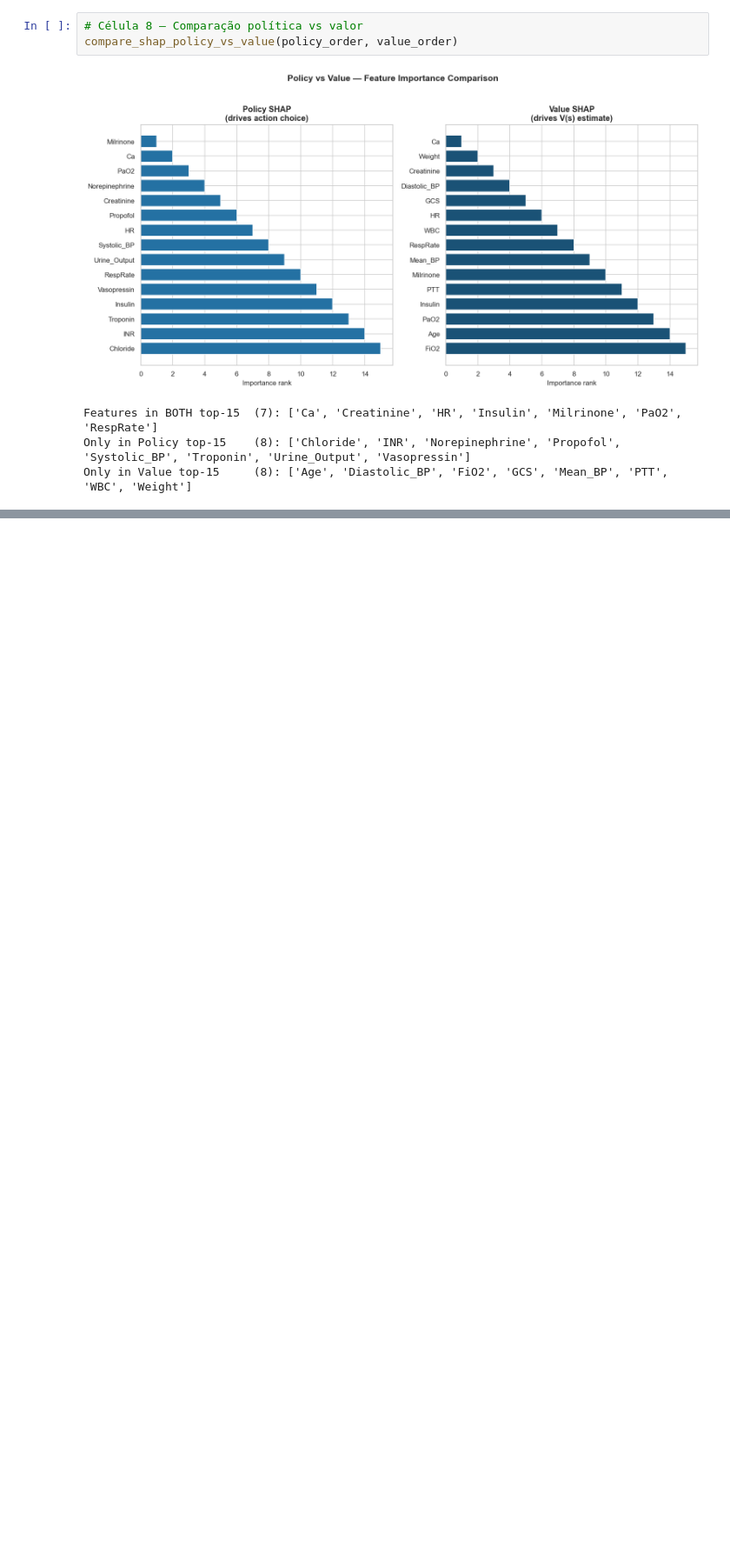
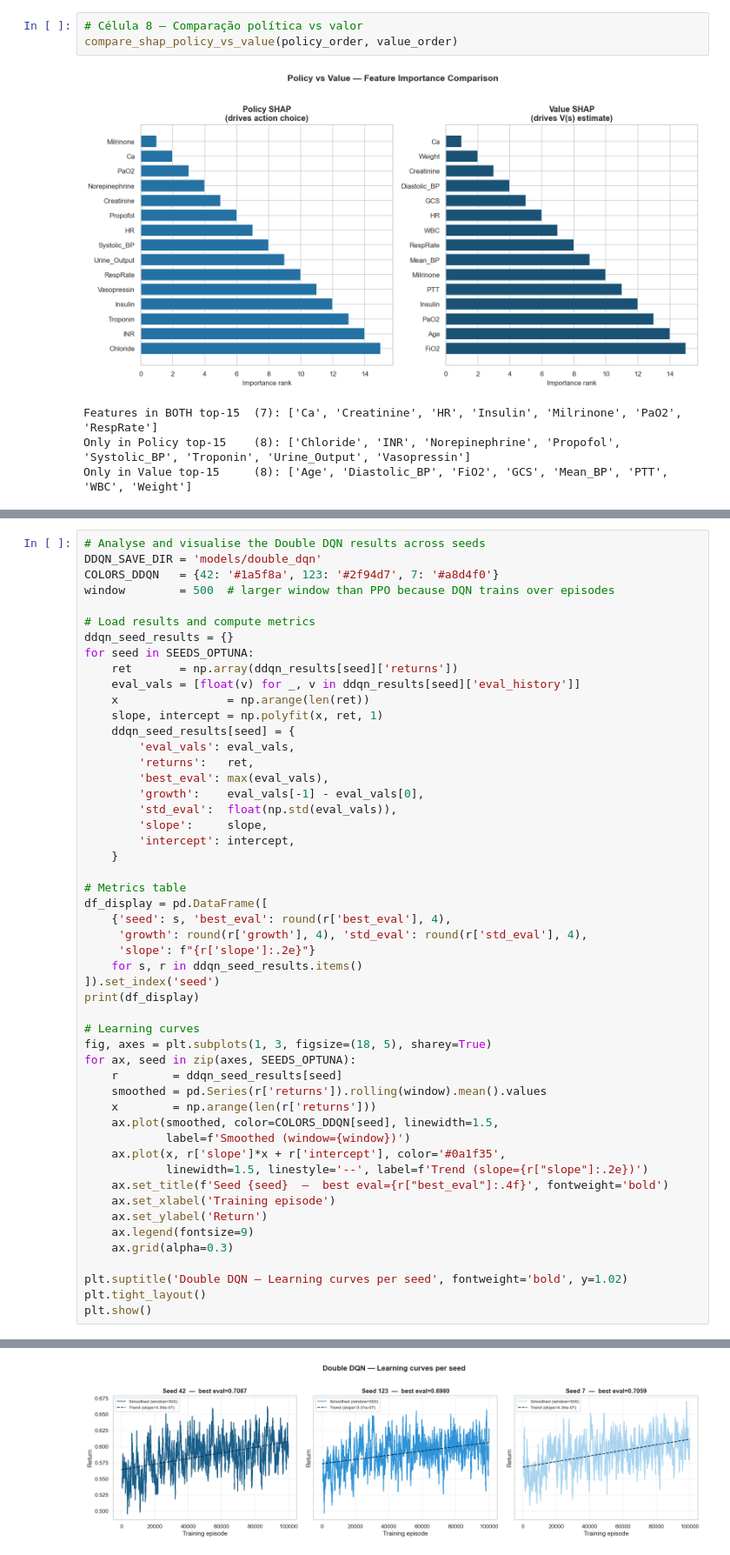
Before and after one commit to mariamiguel720/Reinforcement-Learning-Project-25-26, a Jupyter notebook: RL_Config_B - cópia.ipynb, the cells around one changed output, grey strips where cells are left out. Shown at 87% size. Drawn from its saved outputs; the diff is of its cells as text; blank space fills up the shorter version.

Commit message:
correr double dqn

```diff
--- a/RL_Config_B - cópia.ipynb
+++ b/RL_Config_B - cópia.ipynb
@@ -2071,0 +2271,52 @@ Only in Value top-15     (8): ['Age', 'Diastolic_BP', 'FiO2', 'GCS', 'Mean_BP',
+# %%
+# Analyse and visualise the Double DQN results across seeds
+DDQN_SAVE_DIR = 'models/double_dqn'
+COLORS_DDQN   = {42: '#1a5f8a', 123: '#2f94d7', 7: '#a8d4f0'}
+window        = 500  # larger window than PPO because DQN trains over episodes
+
+# Load results and compute metrics
+ddqn_seed_results = {}
+for seed in SEEDS_OPTUNA:
+    ret       = np.array(ddqn_results[seed]['returns'])
+    eval_vals = [float(v) for _, v in ddqn_results[seed]['eval_history']]
+    x                = np.arange(len(ret))
+    slope, intercept = np.polyfit(x, ret, 1)
+    ddqn_seed_results[seed] = {
+        'eval_vals': eval_vals,
+        'returns':   ret,
+        'best_eval': max(eval_vals),
+        'growth':    eval_vals[-1] - eval_vals[0],
+        'std_eval':  float(np.std(eval_vals)),
+        'slope':     slope,
+        'intercept': intercept,
+    }
+
+# Metrics table
+df_display = pd.DataFrame([
+    {'seed': s, 'best_eval': round(r['best_eval'], 4),
+     'growth': round(r['growth'], 4), 'std_eval': round(r['std_eval'], 4),
+     'slope': f"{r['slope']:.2e}"}
+    for s, r in ddqn_seed_results.items()
+]).set_index('seed')
+print(df_display)
+
+# Learning curves
+fig, axes = plt.subplots(1, 3, figsize=(18, 5), sharey=True)
+for ax, seed in zip(axes, SEEDS_OPTUNA):
+    r        = ddqn_seed_results[seed]
+    smoothed = pd.Series(r['returns']).rolling(window).mean().values
+    x        = np.arange(len(r['returns']))
+    ax.plot(smoothed, color=COLORS_DDQN[seed], linewidth=1.5,
+            label=f'Smoothed (window={window})')
+    ax.plot(x, r['slope']*x + r['intercept'], color='#0a1f35',
+            linewidth=1.5, linestyle='--', label=f'Trend (slope={r["slope"]:.2e})')
+    ax.set_title(f'Seed {seed}  —  best eval={r["best_eval"]:.4f}', fontweight='bold')
+    ax.set_xlabel('Training episode')
+    ax.set_ylabel('Return')
+    ax.legend(fontsize=9)
+    ax.grid(alpha=0.3)
+
+plt.suptitle('Double DQN — Learning curves per seed', fontweight='bold', y=1.02)
+plt.tight_layout()
+plt.show()
+# %% [output]
@@ -2071,0 +2328 @@ Only in Value top-15     (8): ['Age', 'Diastolic_BP', 'FiO2', 'GCS', 'Mean_BP',
+[figure, added]
```
Also changed, not shown: parts of 13 cells of this notebook, 15 other files.
